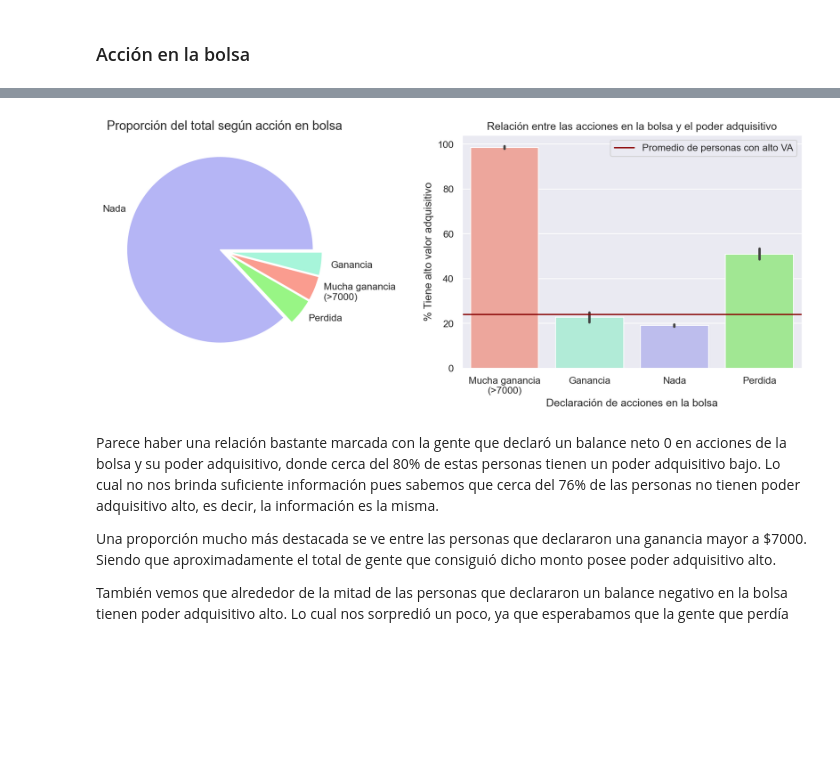
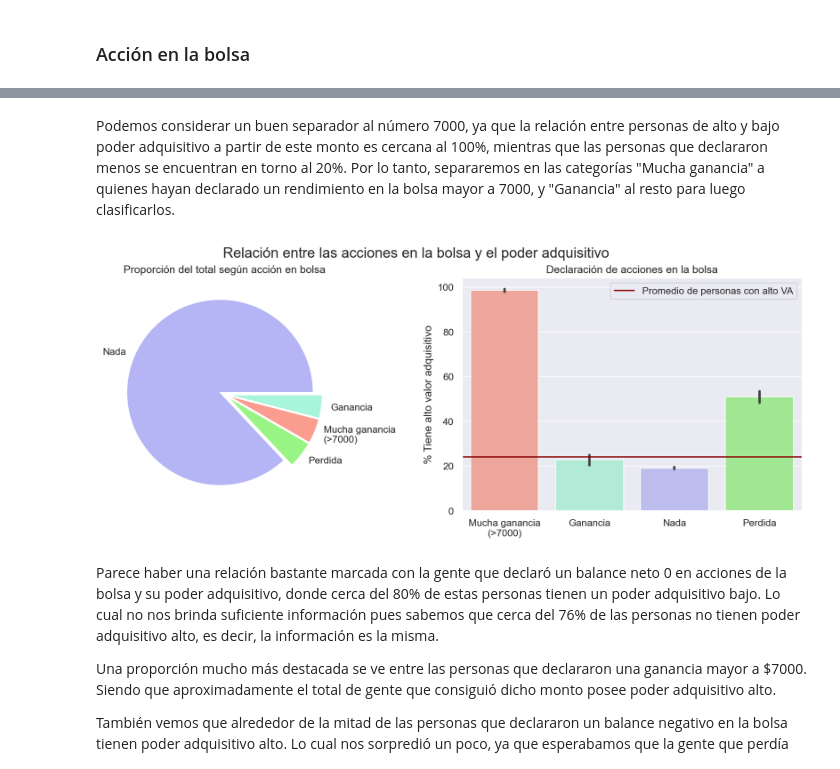
Before and after one commit to ncontinanza/tp-datos-1c2021-de-angelis-riva-continanza, a Jupyter notebook: Trabajo práctico N°1.ipynb, the cells around one changed output, grey strips where cells are left out. Saved outputs shown, nothing was run; the diff lists cells and outputs as text; code cells hidden in the pictures; blank space fills up the shorter version.

```diff
--- a/Trabajo práctico N°1.ipynb
+++ b/Trabajo práctico N°1.ipynb
@@ -305,0 +338,32 @@ Para responder esta pregunta graficaremos la cantidad de gente que accionó en b
+# %%
+def tiene_mas_ganancia_que(i, row):
+    if(row['ganancia_perdida_declarada_bolsa_argentina'] > i):
+        return 'Sí'
+    return 'No'
+# %%
+df_tmp = df[['ganancia_perdida_declarada_bolsa_argentina', 'tiene_alto_valor_adquisitivo']].copy()
+df_tmp = df_tmp[df_tmp['ganancia_perdida_declarada_bolsa_argentina'] > 0]
+i = 0
+cats = ['> 0', '> 1000', '> 2000', '> 3000', '> 4000', '> 5000', '> 6000', '> 7000', '> 8000', '> 9000']
+for atributo in cats:
+    func = functools.partial(tiene_mas_ganancia_que, i)
+    df_tmp[atributo] = df_tmp.apply(func, axis=1)
+    i += 1000
+fig, axes = plt.subplots(nrows=1, ncols=10, dpi=150, figsize = (20, 5), sharey = True)
+for i in range(0, 10):
+    sns.barplot(
+        data=df_tmp,
+        x=cats[i],
+        y='tiene_alto_valor_adquisitivo',
+        ax=axes[i],
+        order = ['No', 'Sí'],
+        estimator = lambda x: np.mean(x)*100.0,
+    )
+    axes[i].set_ylabel("")
+    axes[i].set_xlabel(cats[i], size=15)
+    axes[i].plot(label='big')
+    axes[i].set_xticklabels(axes[i].get_xticklabels(), fontsize=10)
+
+axes[0].set_yticklabels(axes[0].get_yticks(), fontsize=10)
+axes[0].set_ylabel("% Tiene poder adquisitivo alto", size=15)
+fig.suptitle("Proporción de gente con alto poder adquisitivo según su ganancia en la bolsa", size=20)
@@ -306,3 +373,5 @@ Para responder esta pregunta graficaremos la cantidad de gente que accionó en b
+# %% [markdown]
+Podemos considerar un buen separador al número 7000, ya que la relación entre personas de alto y bajo poder adquisitivo a partir de este monto es cercana al 100%, mientras que las personas que declararon menos se encuentran en torno al 20%. Por lo tanto, separaremos en las categorías "Mucha ganancia" a quienes hayan declarado un rendimiento en la bolsa mayor a 7000, y "Ganancia" al resto para luego clasificarlos.
 # %%
 def designar_accion(x):
     if(x > 7000):
@@ -318,37 +387,38 @@ df_tmp = df[['ganancia_perdida_declarada_bolsa_argentina', 'tiene_alto_valor_adq
 df_tmp['bolsa'] = df['ganancia_perdida_declarada_bolsa_argentina'].apply(designar_accion)
 del df_tmp['ganancia_perdida_declarada_bolsa_argentina']
 fig, (ax1, ax2) = plt.subplots(nrows=1, ncols=2, dpi=150, figsize=(7.5 * 2, 4.8))
 color_nada = '#B5B5F5'
 color_perdida = '#98F585'
 color_MGanancia = '#FA9C8F'
 color_ganancia = '#A7F5DA'
 labels = df_tmp['bolsa'].value_counts().keys()
 ax1.pie(
     x=df_tmp['bolsa'].value_counts(),
     explode=[0.05]*4,
     labels=labels,
     pctdistance=0.5,
     colors = [color_nada, color_perdida, color_MGanancia, color_ganancia]
 )
-ax1.set_title("Proporción del total según acción en bolsa", fontsize=14);
+ax1.set_title("Proporción del total según acción en bolsa");
 sns.barplot(
     data=df_tmp,
     x='bolsa',
     y='tiene_alto_valor_adquisitivo',
     ax=ax2,
     estimator=lambda x: np.mean(x)*100.0,
     order = ['Mucha ganancia\n(>7000)', 'Ganancia', 'Nada', 'Perdida'],
     palette = [color_MGanancia, color_ganancia, color_nada, color_perdida]
 )
 ax2.set_ylabel("% Tiene alto valor adquisitivo")
-ax2.set_xlabel("Declaración de acciones en la bolsa")
-ax2.set_title('Relación entre las acciones en la bolsa y el poder adquisitivo')
+ax2.set_xlabel("")
+ax2.set_title("Declaración de acciones en la bolsa")
+fig.suptitle('Relación entre las acciones en la bolsa y el poder adquisitivo', fontsize=16)
 prom = df['tiene_alto_valor_adquisitivo'].mean()*100.0
 ax2.axhline(prom, color="darkred", label="Promedio de personas con alto VA")
 ax2.legend()
 plt.show()
 # %% [output]
-[figure, old version]
+[figure, new version]
 # %% [markdown]
 Parece haber una relación bastante marcada con la gente que declaró un balance neto 0 en acciones de la bolsa y su poder adquisitivo, donde cerca del 80% de estas personas tienen un poder adquisitivo bajo. Lo cual no nos brinda suficiente información pues sabemos que cerca del 76% de las personas no tienen poder adquisitivo alto, es decir, la información es la misma.
 
```
Also changed, not shown: parts of 26 cells of this notebook.
